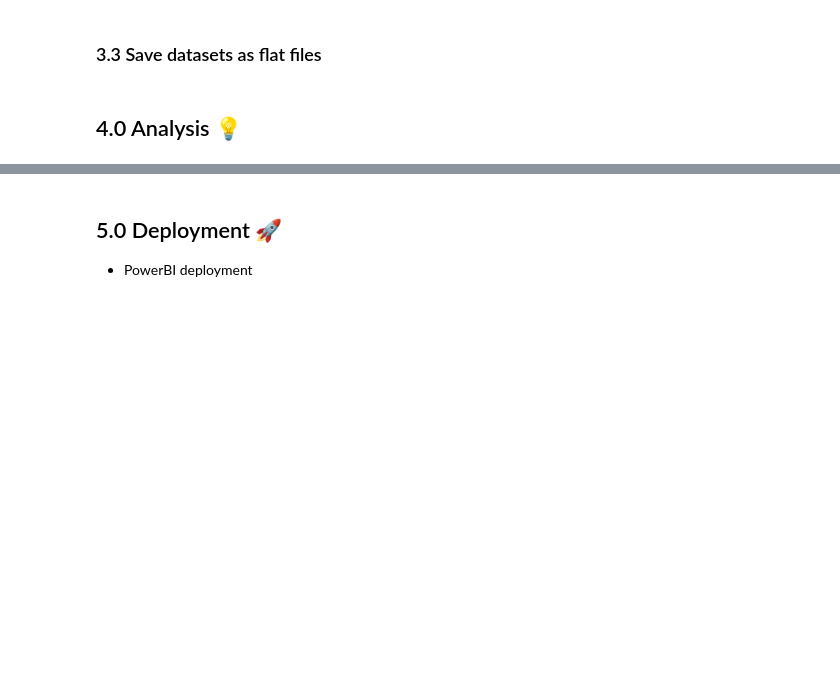
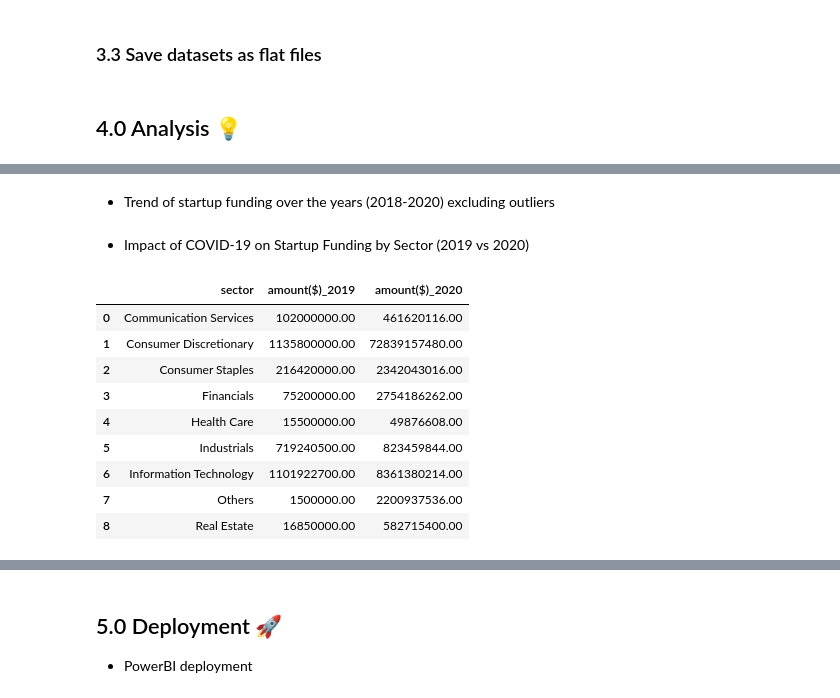
Before and after one commit to D0nG4667/indian_start_up_funding_analysis, a Jupyter notebook: indian_start_up_funding_analysis.ipynb, the cells around one changed output, grey strips where cells are left out. Drawn from its saved outputs; the diff is of its cells as text; code cells hidden in the pictures; blank space fills up the shorter version.

```diff
--- a/indian_start_up_funding_analysis.ipynb
+++ b/indian_start_up_funding_analysis.ipynb
@@ -2371,0 +2802,2 @@ fig.show()
+# %% [markdown]
+- Trend of startup funding over the years (2018-2020) excluding outliers
@@ -2371,0 +2833,55 @@ fig.show()
+# %% [markdown]
+- Impact of COVID-19 on Startup Funding by Sector (2019 vs 2020)
+# %%
+# Select data for the year 2019
+final_dataset_2019 = final_dataset[final_dataset['year'] == 2019]
+
+# Select data for the year 2020
+final_dataset_2020 = final_dataset[final_dataset['year'] == 2020]
+
+# Aggregate funding amounts by sector for 2019
+funding_2019 = final_dataset_2019.groupby('sector')['amount($)'].sum().reset_index()
+
+# Aggregate funding amounts by sector for 2020
+funding_2020 = final_dataset_2020.groupby('sector')['amount($)'].sum().reset_index()
+
+# Merge the funding data for 2019 and 2020
+merged_funding_dataset = funding_2019.merge(funding_2020, on='sector', suffixes=('_2019', '_2020'))
+
+# Plot the data
+fig = px.line(
+    merged_funding_dataset, x='sector', y=['amount($)_2020', 'amount($)_2019'],
+    labels={'value': 'Funding Amount ($)', 'variable': 'Year', 'sector': 'Sector'},
+    title='Impact of COVID-19 on Startup Funding by Sector (2019 vs 2020)',
+    markers=True
+)
+
+# Update y-axis title
+fig.update_layout(yaxis_title='Amount ($)')
+
+# Strip the prefix amount($)_ from legend
+fig.for_each_trace(lambda t: t.update(name=t.name.split('_')[1]))
+
+# Update hover data template
+fig.update_traces(
+    # Strip the prefix amount($)_ from hover text
+    # hovertext=merged_funding_dataset.columns.str.strip('amount($)_'), selector=dict(type='scatter'),
+    # hovertemplate='Year=%{hovertext}<br>Sector=%{x}<br>Funding Amount ($)=%{y}'
+    hovertemplate='Sector=%{x}<br>Funding Amount ($)=%{y}'
+)
+
+# Show the plot
+fig.show()
+# %%
+merged_funding_dataset
+# %% [output]
+|  | sector | amount($)_2019 | amount($)_2020 |
+| 0 | Communication Services | 102000000.00 | 461620116.00 |
+| 1 | Consumer Discretionary | 1135800000.00 | 72839157480.00 |
+| 2 | Consumer Staples | 216420000.00 | 2342043016.00 |
+| 3 | Financials | 75200000.00 | 2754186262.00 |
+| 4 | Health Care | 15500000.00 | 49876608.00 |
+| 5 | Industrials | 719240500.00 | 823459844.00 |
+| 6 | Information Technology | 1101922700.00 | 8361380214.00 |
+| 7 | Others | 1500000.00 | 2200937536.00 |
+| 8 | Real Estate | 16850000.00 | 582715400.00 |
```
Also changed, not shown: parts of 142 cells of this notebook, 1 other file.
